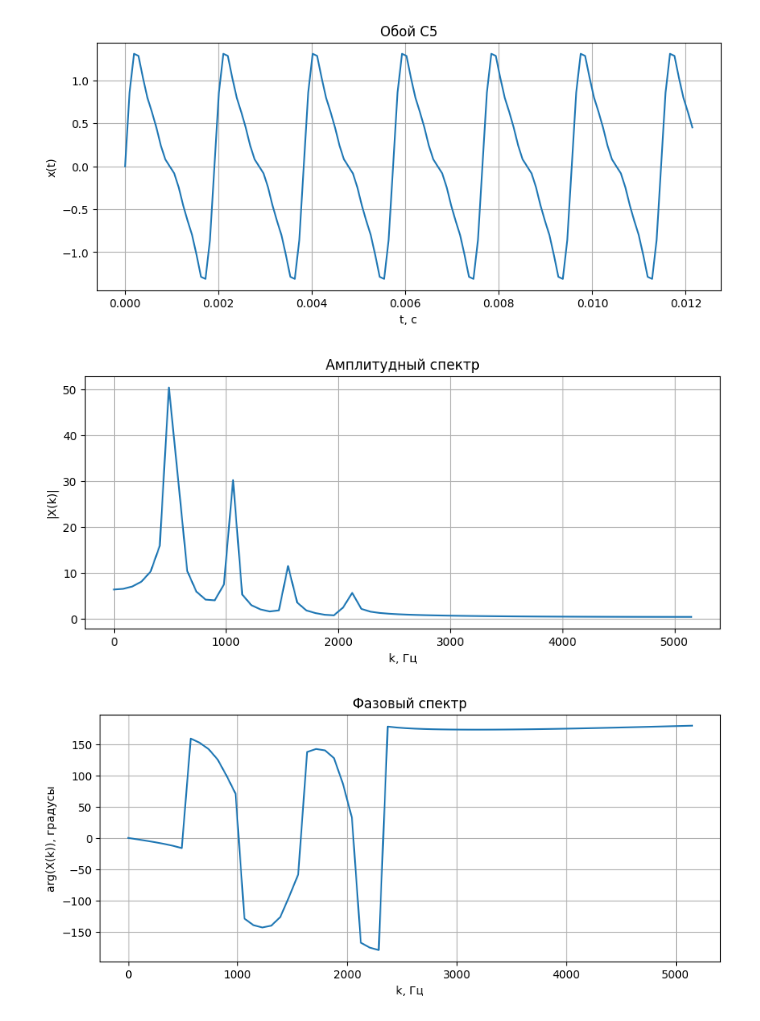
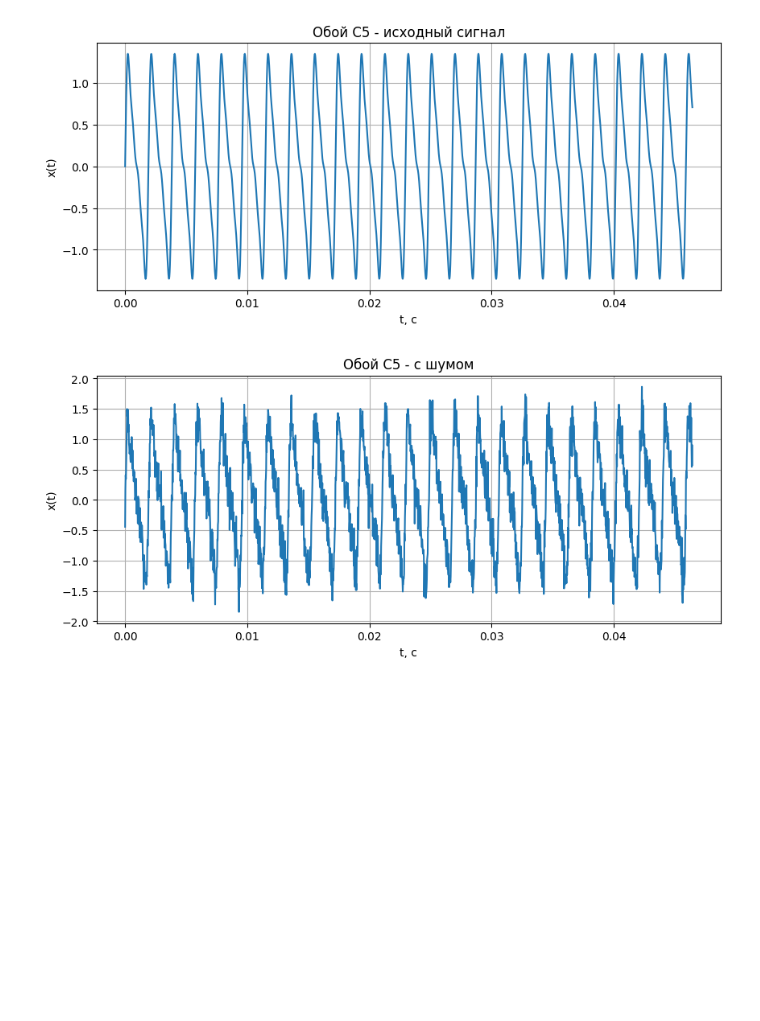
Before and after one commit to ilya-kar/cosii2, a Jupyter notebook: lab2.ipynb, the cells around one changed output. Drawn from its saved outputs; the diff is of its cells as text; code cells hidden in the pictures; blank space fills up the shorter version.

```diff
--- a/lab2.ipynb
+++ b/lab2.ipynb
@@ -20,9 +17,12 @@ h = [1, 2, 3, 4]
 phi = 0
 
 # параметры дискретизации
-fs = 10460  # частота дискретизации
-duration = 128 / fs  # длительность сигнала
-t = np.arange(0, duration, 1 / fs)  # временная ось
+fs = 44100  # частота дискретизации
+duration = 2  # длительность сигнала
+N = int(duration * fs)  # кол-во отсчетов
+N_plot = 2048  # кол-во отсчетов для визуализации
+t = np.arange(N) / fs  # временная ось
+omega = np.linspace(0, np.pi, 1000)  # ось для АЧХ
 # %%
 # генерация сигнала
 
@@ -36,31 +36,23 @@ def generate_signal(A, h, f0, phi, t):
 
 x = generate_signal(A, h, f0, phi, t)
 
-N = len(x)
-X = fft(x)
-freqs = fftfreq(N, 1 / fs)
-idx = np.arange(N // 2)
+# наложение шума
+noise = 0.2 * np.random.randn(N)
+x_noise = x + noise
 # %%
-plt.figure()
-plt.plot(t, x)
-plt.title("Обой C5")
+# графики исходного и изменного сигналов
+
+plt.plot(t[:N_plot], x[:N_plot])
+plt.title("Обой C5 - исходный сигнал")
 plt.xlabel("t, с")
 plt.ylabel("x(t)")
 plt.show()
 
-plt.plot(freqs[idx], np.abs(X[idx]))
-plt.title("Амплитудный спектр")
-plt.xlabel("k, Гц")
-plt.ylabel("|X(k)|")
+plt.plot(t[:N_plot], x_noise[:N_plot])
+plt.title("Обой C5 - с шумом")
+plt.xlabel("t, с")
+plt.ylabel("x(t)")
 plt.show()
-
-plt.figure(figsize=(10,4))
-plt.plot(freqs[idx], np.angle(X[idx], deg=True))
-plt.title("Фазовый спектр")
-plt.xlabel("k, Гц")
-plt.ylabel("arg(X(k)), градусы")
-plt.show()
 # %% [output]
-[figure, old version]
+[figure, new version]
-[figure, old version]
+[figure, new version]
-[figure, removed]
```
Also changed, not shown: parts of 8 cells of this notebook.
